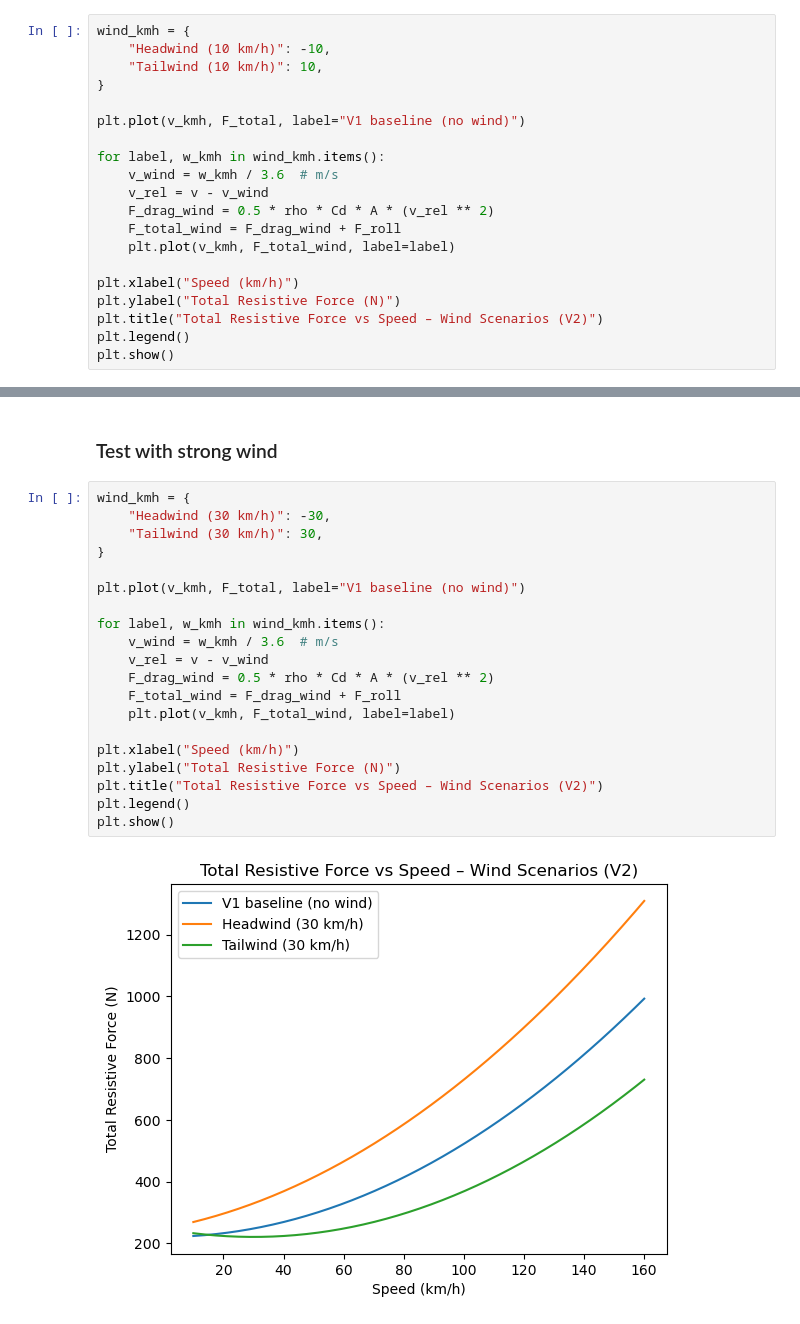
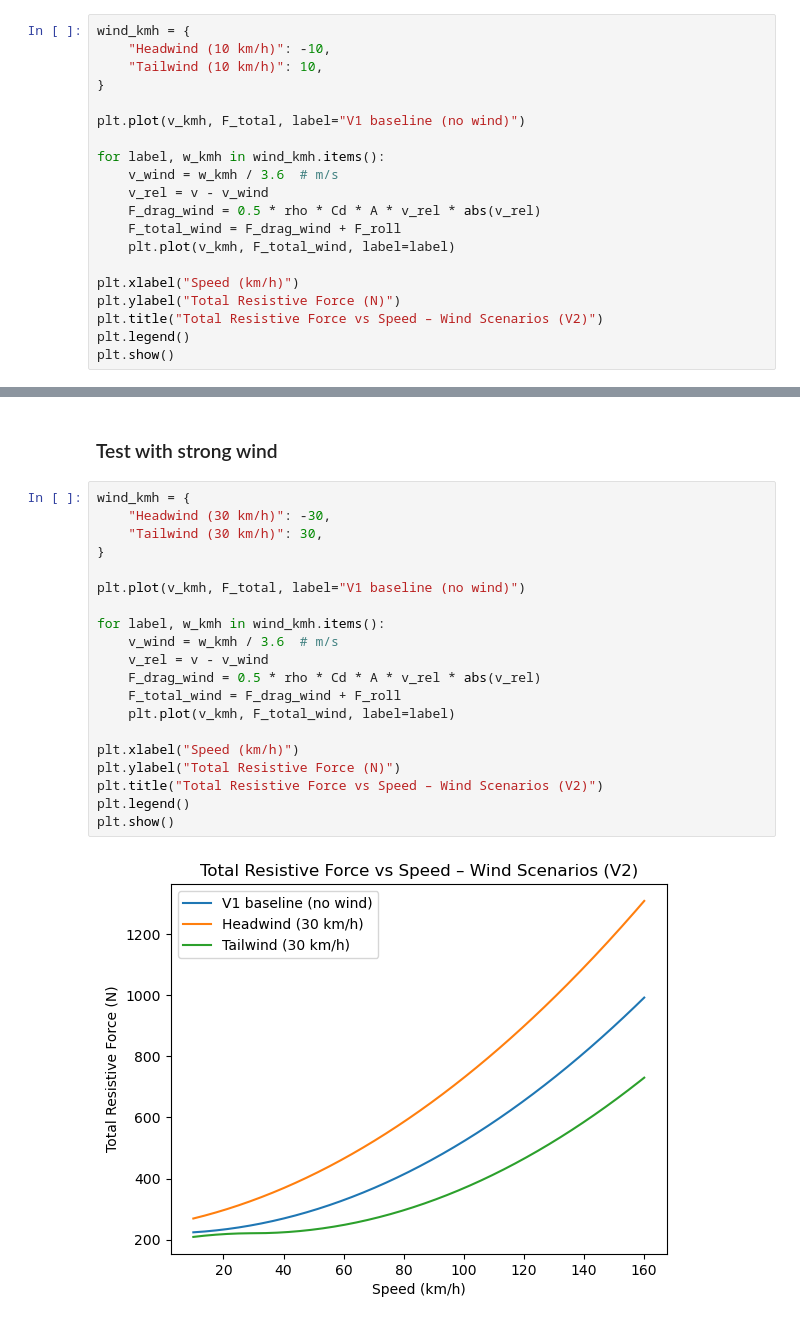
Before and after one commit to azashev/math-project, a Jupyter notebook: math_project.ipynb, the cells around one changed output, grey strips where cells are left out. Drawn from its saved outputs; the diff is of its cells as text.

Commit message:
refine drag formula for wind direction and verify model logic with low-mass and large frontal area simulations

```diff
--- a/math_project.ipynb
+++ b/math_project.ipynb
@@ -145,7 +149,7 @@ plt.plot(v_kmh, F_total, label="V1 baseline (no wind)")
 for label, w_kmh in wind_kmh.items():
     v_wind = w_kmh / 3.6  # m/s
     v_rel = v - v_wind
-    F_drag_wind = 0.5 * rho * Cd * A * (v_rel ** 2)
+    F_drag_wind = 0.5 * rho * Cd * A * v_rel * abs(v_rel)
     F_total_wind = F_drag_wind + F_roll
     plt.plot(v_kmh, F_total_wind, label=label)
 
@@ -161,25 +165,25 @@ plt.show()
 # %%
 wind_kmh = {
     "Headwind (30 km/h)": -30,
     "Tailwind (30 km/h)": 30,
 }
 
 plt.plot(v_kmh, F_total, label="V1 baseline (no wind)")
 
 for label, w_kmh in wind_kmh.items():
     v_wind = w_kmh / 3.6  # m/s
     v_rel = v - v_wind
-    F_drag_wind = 0.5 * rho * Cd * A * (v_rel ** 2)
+    F_drag_wind = 0.5 * rho * Cd * A * v_rel * abs(v_rel)
     F_total_wind = F_drag_wind + F_roll
     plt.plot(v_kmh, F_total_wind, label=label)
 
 plt.xlabel("Speed (km/h)")
 plt.ylabel("Total Resistive Force (N)")
 plt.title("Total Resistive Force vs Speed – Wind Scenarios (V2)")
 plt.legend()
 plt.show()
 # %% [output]
-[figure, old version]
+[figure, new version]
 # %% [markdown]
 ### Observation: Effect of Wind at Different Speeds
 
```
Also changed, not shown: parts of 12 cells of this notebook, 1 other file.
